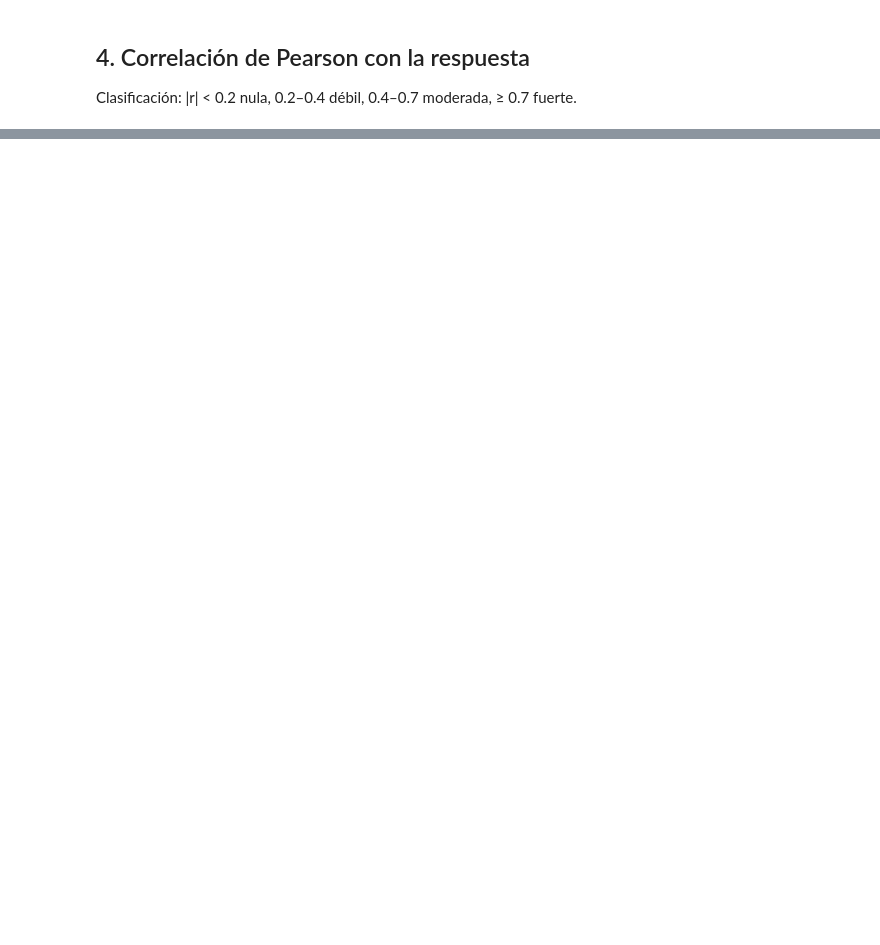
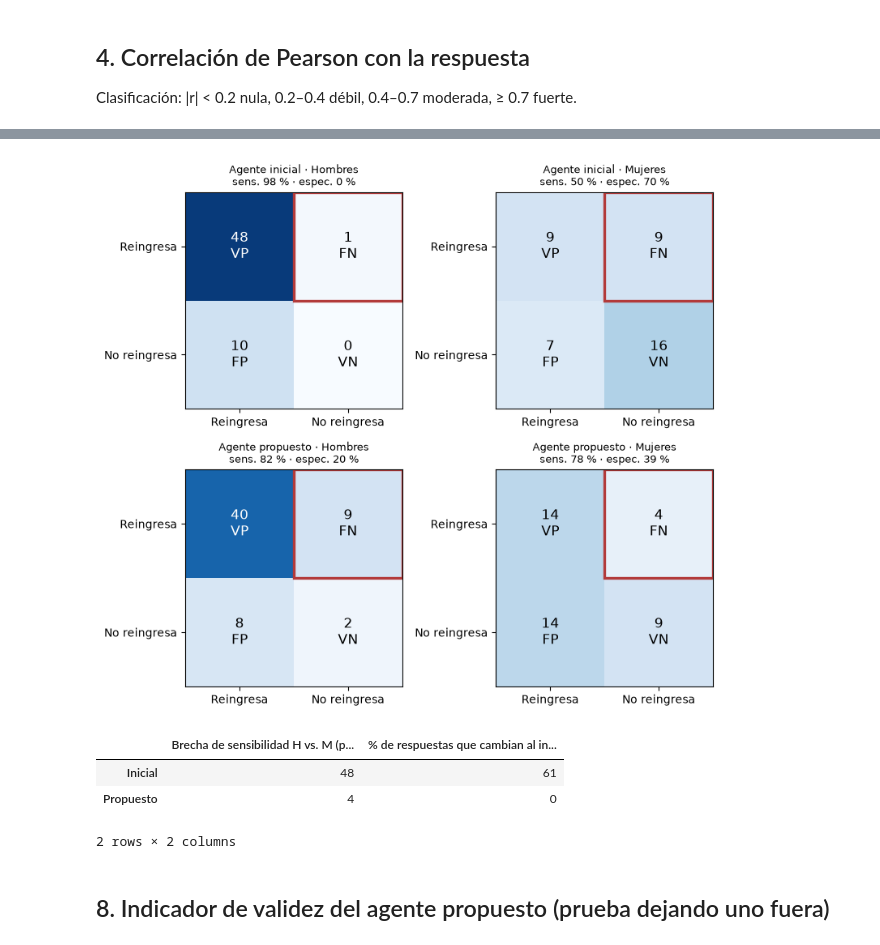
Before and after one commit to Niettzche/ia-responsable-reingreso-30-dias, a Jupyter notebook: IA_Responsable_Reingreso_30_dias.ipynb, the cells around one changed output, grey strips where cells are left out. Saved outputs shown, nothing was run; the diff lists cells and outputs as text; code cells hidden in the pictures; blank space fills up the shorter version.

```diff
--- a/IA_Responsable_Reingreso_30_dias.ipynb
+++ b/IA_Responsable_Reingreso_30_dias.ipynb
@@ -380,0 +447,35 @@ pd.Series({'Base sin sesgo': contrafactual(IDX_SS), 'Base con sesgo': contrafact
+# %%
+fig, axs = plt.subplots(2, 2, figsize=(8, 7))
+for fila, a in enumerate(AGENTES):
+    for col, (g, m) in enumerate([('Hombres', HOMBRE), ('Mujeres', MUJER)]):
+        r_ = metricas(y_all[m], PRED[a][m]); ax = axs[fila, col]
+        M = np.array([[r_['VP'], r_['FN']], [r_['FP'], r_['VN']]])
+        ax.imshow(M, cmap='Blues', vmin=0, vmax=50)
+        for i, et in enumerate([['VP', 'FN'], ['FP', 'VN']]):
+            for j, e in enumerate(et):
+                ax.text(j, i, f'{M[i, j]}\n{e}', ha='center', va='center', fontsize=12,
+                        color='white' if M[i, j] > 28 else 'black')
+        ax.add_patch(plt.Rectangle((0.5, -0.5), 1, 1, fill=False, lw=2.4, ec='#b23a3a'))
+        ax.set_xticks([0, 1], ['Reingresa', 'No reingresa']); ax.set_yticks([0, 1], ['Reingresa', 'No reingresa'])
+        ax.set_title(f"Agente {a.lower()} · {g}\nsens. {r_['Sensibilidad %']} % · espec. {r_['Especificidad %']} %", fontsize=9)
+plt.tight_layout(); plt.show()
+
+def contrafactual(cols, pred):
+    cambios = 0
+    for i in range(N):
+        x = X_all[i].copy(); x[G] = 3 - x[G]
+        cambios += AgenteXAI(x, cols, excluir=i)['resp'] != pred[i]
+    return round(100 * cambios / N)
+
+brecha = {a: abs(tabla_met.loc[(a, 'Hombres'), 'Sensibilidad %'] - tabla_met.loc[(a, 'Mujeres'), 'Sensibilidad %'])
+          for a in AGENTES}
+pd.DataFrame({'Brecha de sensibilidad H vs. M (puntos)': brecha,
+              '% de respuestas que cambian al invertir el género': {a: contrafactual(c, PRED[a]) for a, c in AGENTES.items()}})
+# %% [output]
+[figure, added]
+|  | Brecha de sensibilidad H vs. M (p... | % de respuestas que cambian al in... |
+| Inicial | 48 | 61 |
+| Propuesto | 4 | 0 |
+2 rows × 2 columns
+# %% [markdown]
+## 8. Indicador de validez del agente propuesto (prueba dejando uno fuera)
```
Also changed, not shown: parts of 30 cells of this notebook, 1 other file.
